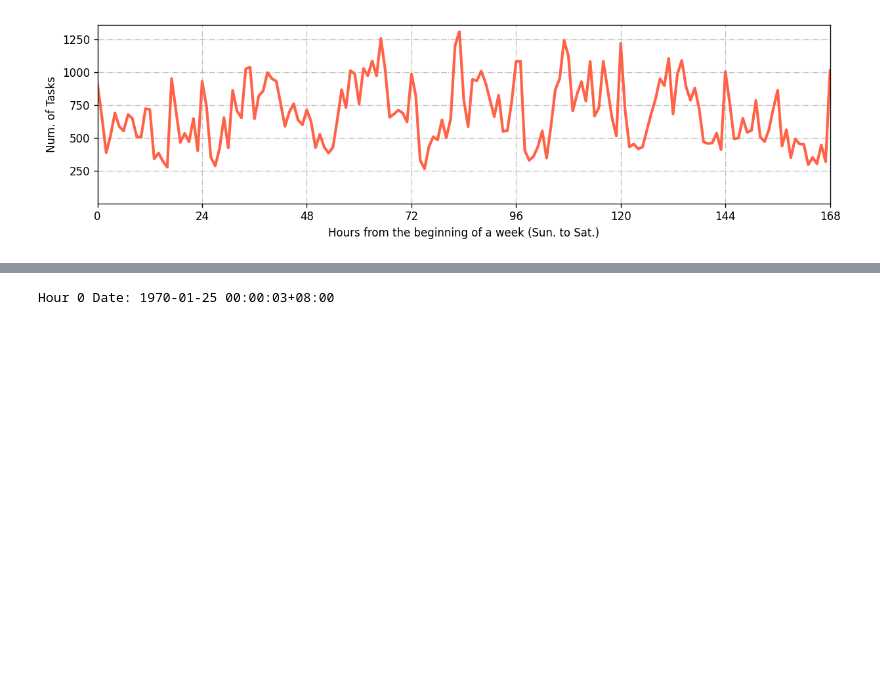
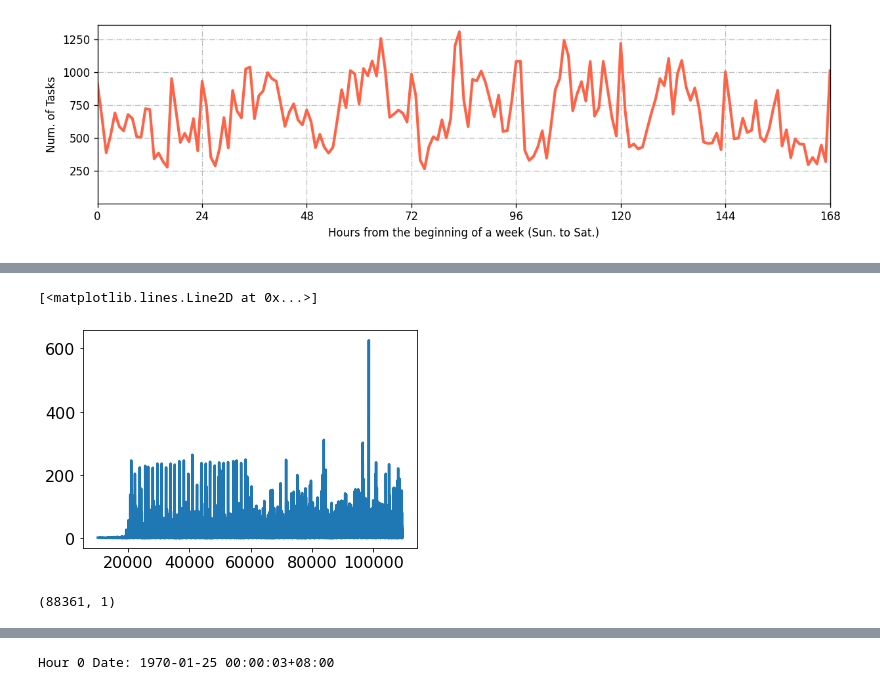
Before and after one commit to lizonglingo/clusterdate-trace-alibaba, a Jupyter notebook: gpu_claster/prepare/prepare.ipynb, the cells around one changed output, grey strips where cells are left out. Drawn from its saved outputs; the diff is of its cells as text; code cells hidden in the pictures; blank space fills up the shorter version.

```diff
--- a/gpu_claster/prepare/prepare.ipynb
+++ b/gpu_claster/prepare/prepare.ipynb
@@ -283,0 +293,6 @@ Hour 0 Date: 1970-01-25 00:00:03+08:00
+# %%
+dfa['minofyear'] = dfa.start_date.apply(lambda c: (c.dayofyear * 24)*60 + (c.hour)*60 + c.minute)
+# %%
+dftcc = dfa.groupby('minofyear').count()[['job_name']].reset_index()
+# %%
+dftcc.sort_values("minofyear", inplace=True)
@@ -283,0 +308,8 @@ Hour 0 Date: 1970-01-25 00:00:03+08:00
+# %%
+pd.set_option('display.max_colwidth', 1000)
+pd.set_option('display.max_columns', 100)
+matplotlib.rcParams.update({"font.size": 16,'lines.linewidth': 2.5})
+plt.plot(dftcc.minofyear, dftcc.job_name)
+# %% [output]
+[<matplotlib.lines.Line2D at 0x...>]
+[figure, added]
@@ -283,0 +318,4 @@ Hour 0 Date: 1970-01-25 00:00:03+08:00
+# %%
+dftcc_job_of_hour.shape
+# %% [output]
+(88361, 1)
```
Also changed, not shown: parts of 40 cells of this notebook, 1 other file.
